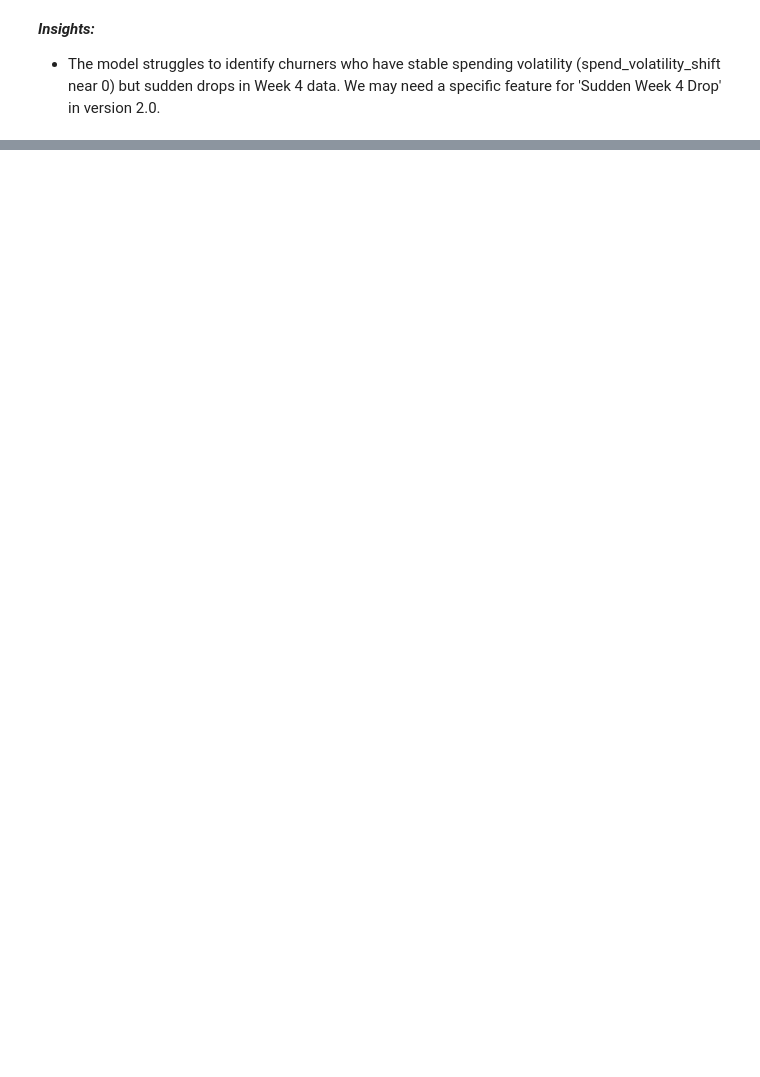
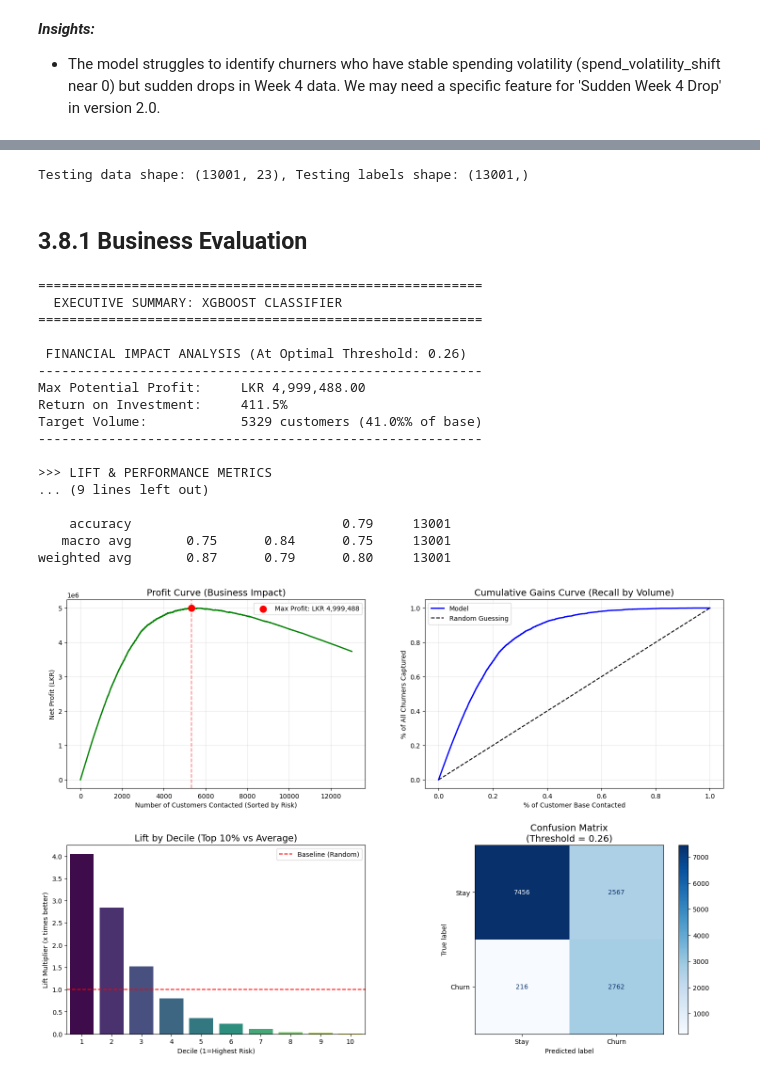
Before and after one commit to tejakusumah-y2008hub/telco-customer-churn-prediction, a Jupyter notebook: notebooks/3.0-yusuftejakusumah-modeling-and-evaluation.ipynb, the cells around one changed output, grey strips where cells are left out. Saved outputs shown, nothing was run; the diff lists cells and outputs as text; code cells hidden in the pictures; blank space fills up the shorter version.

```diff
--- a/notebooks/3.0-yusuftejakusumah-modeling-and-evaluation.ipynb
+++ b/notebooks/3.0-yusuftejakusumah-modeling-and-evaluation.ipynb
@@ -387,0 +696,54 @@ with mlflow.start_run(run_name="Final_Model_Evaluation_for_Training"):
+# %%
+# Load the dataset for testing
+test_df = pd.read_parquet("../data/processed/test_df.parquet", engine="fastparquet")
+
+# Define Selected Features
+selected_features=['trend_data_w4_vs_w1', 'data_gini_coefficient', 'trend_spend_w4_vs_w1',
+                   'trend_data_w3_vs_w1', 'data_volatility_shift', 'peak_spend_week',
+                   'spend_volatility_shift', 'lowest_data_week', 'trend_spend_w2_vs_w1',
+                   'peak_data_week', 'trend_spend_w3_vs_w1', 'trend_data_w2_vs_w1',
+                   'ratio_min_daily_data_to_avg', 'pct_video_w4', 'spend_consistency_score',
+                   'pct_messaging_w4', 'pct_messaging_w3', 'pct_video_w3', 'pct_messaging_w2',
+                   'ratio_min_daily_spend_to_avg', 'pct_messaging_w1', 'pct_video_w2', 'pct_video_w1']
+
+X_test = test_df[selected_features]
+y_test = test_df['churn']
+del test_df
+gc.collect()
+print(f"Testing data shape: {X_test.shape}, Testing labels shape: {y_test.shape}")
+# %% [output]
+Testing data shape: (13001, 23), Testing labels shape: (13001,)
+# %% [markdown]
+## 3.8.1 Business Evaluation
+# %%
+# Note: Inputs are defined in LKR
+advanced_churn_evaluation(
+    model=final_model,
+    X=X_test,
+    y=y_test,
+    model_name="XGBoost Classifier",
+    ltv=LTV_LKR,
+    cost_offer=COST_OFFER_LKR,
+    cost_contact=COST_CONTACT_LKR,
+    acceptance_rate=ACCEPTANCE_RATE,
+    currency="LKR"
+)
+# %% [output]
+=========================================================
+  EXECUTIVE SUMMARY: XGBOOST CLASSIFIER
+=========================================================
+
+ FINANCIAL IMPACT ANALYSIS (At Optimal Threshold: 0.26)
+---------------------------------------------------------
+Max Potential Profit:     LKR 4,999,488.00
+Return on Investment:     411.5%
+Target Volume:            5329 customers (41.0%% of base)
+---------------------------------------------------------
+
+>>> LIFT & PERFORMANCE METRICS
+... (9 lines left out)
+
+    accuracy                           0.79     13001
+   macro avg       0.75      0.84      0.75     13001
+weighted avg       0.87      0.79      0.80     13001
+[figure, added]
```
Also changed, not shown: parts of 33 cells of this notebook, 2 other files.
